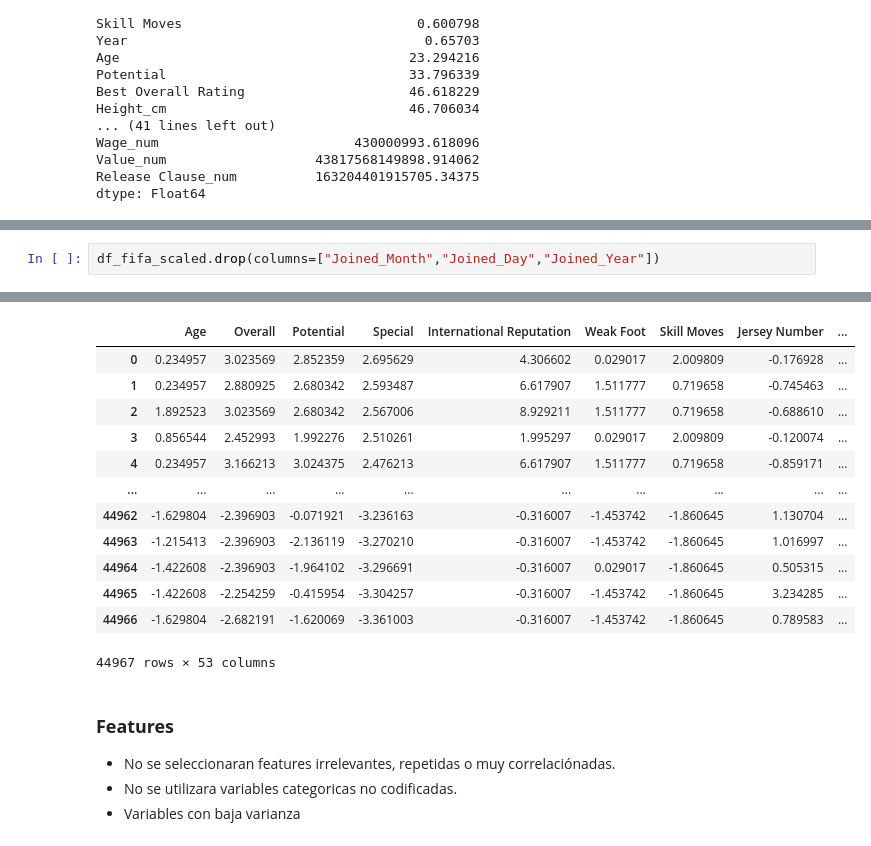
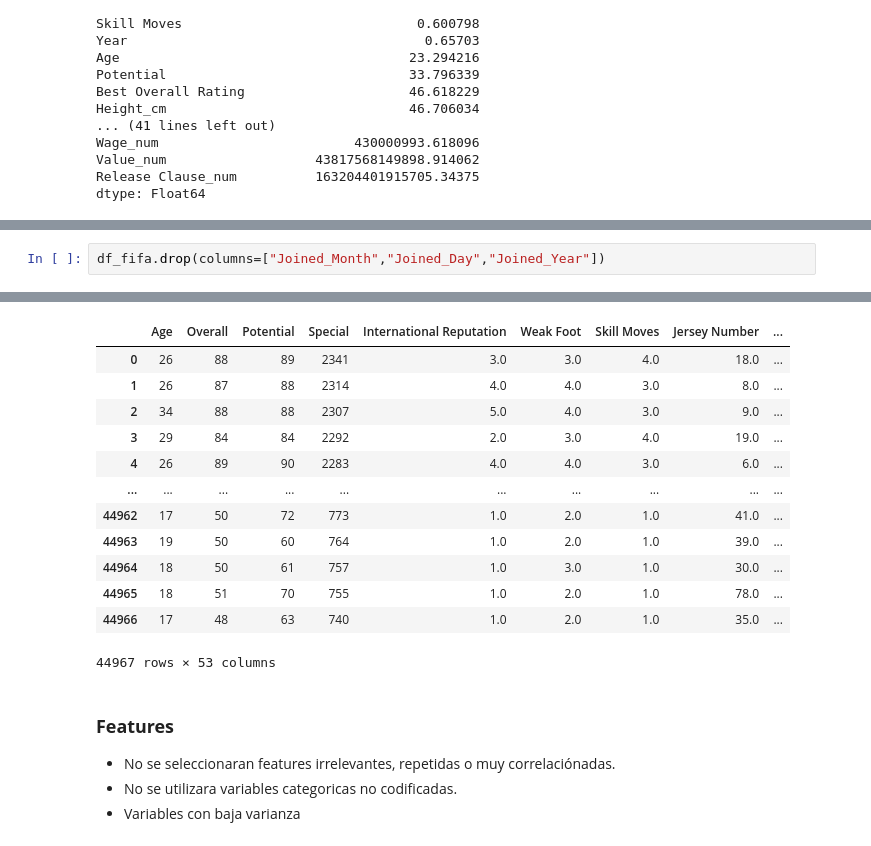
Before and after one commit to BrandonLCC/FIFA_ML_Kedro, a Jupyter notebook: notebooks/unsupervised/04_pca_analysis.ipynb, the cells around one changed output, grey strips where cells are left out. Cells and saved outputs as stored; diff of their text form.

```diff
--- a/notebooks/unsupervised/04_pca_analysis.ipynb
+++ b/notebooks/unsupervised/04_pca_analysis.ipynb
@@ -325,19 +286,19 @@ dtype: float64
 # %%
-df_fifa_scaled.drop(columns=["Joined_Month","Joined_Day","Joined_Year"])
+df_fifa.drop(columns=["Joined_Month","Joined_Day","Joined_Year"])
 # %% [output]
 [interactive output not drawn]
 |  | Age | Overall | Potential | Special | International Reputation | Weak Foot | Skill Moves | Jersey Number | ... |
-| 0 | 0.234957 | 3.023569 | 2.852359 | 2.695629 | 4.306602 | 0.029017 | 2.009809 | -0.176928 | ... |
-| 1 | 0.234957 | 2.880925 | 2.680342 | 2.593487 | 6.617907 | 1.511777 | 0.719658 | -0.745463 | ... |
-| 2 | 1.892523 | 3.023569 | 2.680342 | 2.567006 | 8.929211 | 1.511777 | 0.719658 | -0.688610 | ... |
-| 3 | 0.856544 | 2.452993 | 1.992276 | 2.510261 | 1.995297 | 0.029017 | 2.009809 | -0.120074 | ... |
-| 4 | 0.234957 | 3.166213 | 3.024375 | 2.476213 | 6.617907 | 1.511777 | 0.719658 | -0.859171 | ... |
+| 0 | 26 | 88 | 89 | 2341 | 3.0 | 3.0 | 4.0 | 18.0 | ... |
+| 1 | 26 | 87 | 88 | 2314 | 4.0 | 4.0 | 3.0 | 8.0 | ... |
+| 2 | 34 | 88 | 88 | 2307 | 5.0 | 4.0 | 3.0 | 9.0 | ... |
+| 3 | 29 | 84 | 84 | 2292 | 2.0 | 3.0 | 4.0 | 19.0 | ... |
+| 4 | 26 | 89 | 90 | 2283 | 4.0 | 4.0 | 3.0 | 6.0 | ... |
 | ... | ... | ... | ... | ... | ... | ... | ... | ... | ... |
-| 44962 | -1.629804 | -2.396903 | -0.071921 | -3.236163 | -0.316007 | -1.453742 | -1.860645 | 1.130704 | ... |
-| 44963 | -1.215413 | -2.396903 | -2.136119 | -3.270210 | -0.316007 | -1.453742 | -1.860645 | 1.016997 | ... |
-| 44964 | -1.422608 | -2.396903 | -1.964102 | -3.296691 | -0.316007 | 0.029017 | -1.860645 | 0.505315 | ... |
-| 44965 | -1.422608 | -2.254259 | -0.415954 | -3.304257 | -0.316007 | -1.453742 | -1.860645 | 3.234285 | ... |
-| 44966 | -1.629804 | -2.682191 | -1.620069 | -3.361003 | -0.316007 | -1.453742 | -1.860645 | 0.789583 | ... |
+| 44962 | 17 | 50 | 72 | 773 | 1.0 | 2.0 | 1.0 | 41.0 | ... |
+| 44963 | 19 | 50 | 60 | 764 | 1.0 | 2.0 | 1.0 | 39.0 | ... |
+| 44964 | 18 | 50 | 61 | 757 | 1.0 | 3.0 | 1.0 | 30.0 | ... |
+| 44965 | 18 | 51 | 70 | 755 | 1.0 | 2.0 | 1.0 | 78.0 | ... |
+| 44966 | 17 | 48 | 63 | 740 | 1.0 | 2.0 | 1.0 | 35.0 | ... |
 44967 rows × 53 columns
 # %% [markdown]
 ### **Features**
```
Also changed, not shown: parts of 12 cells of this notebook, 9 other files.
